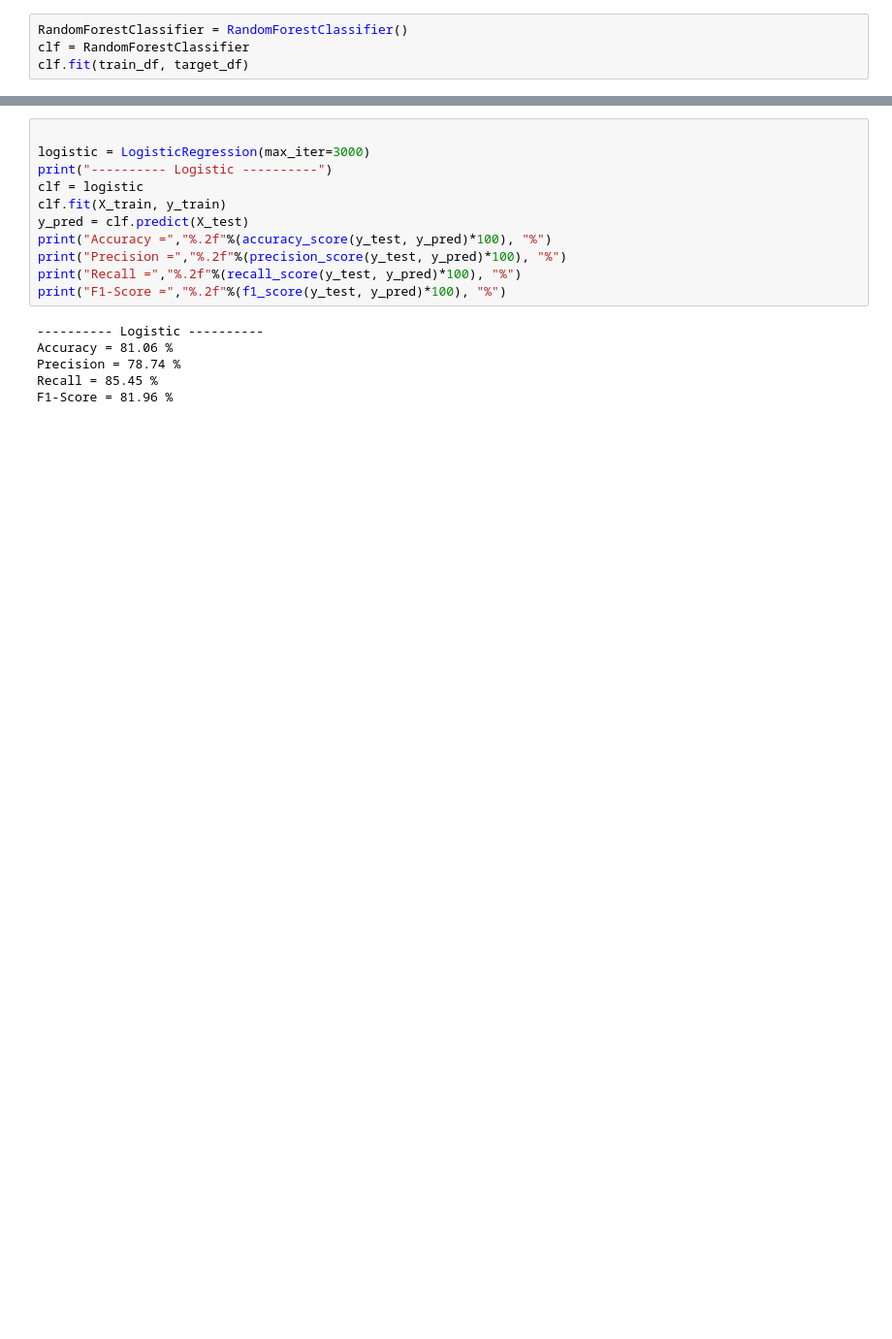
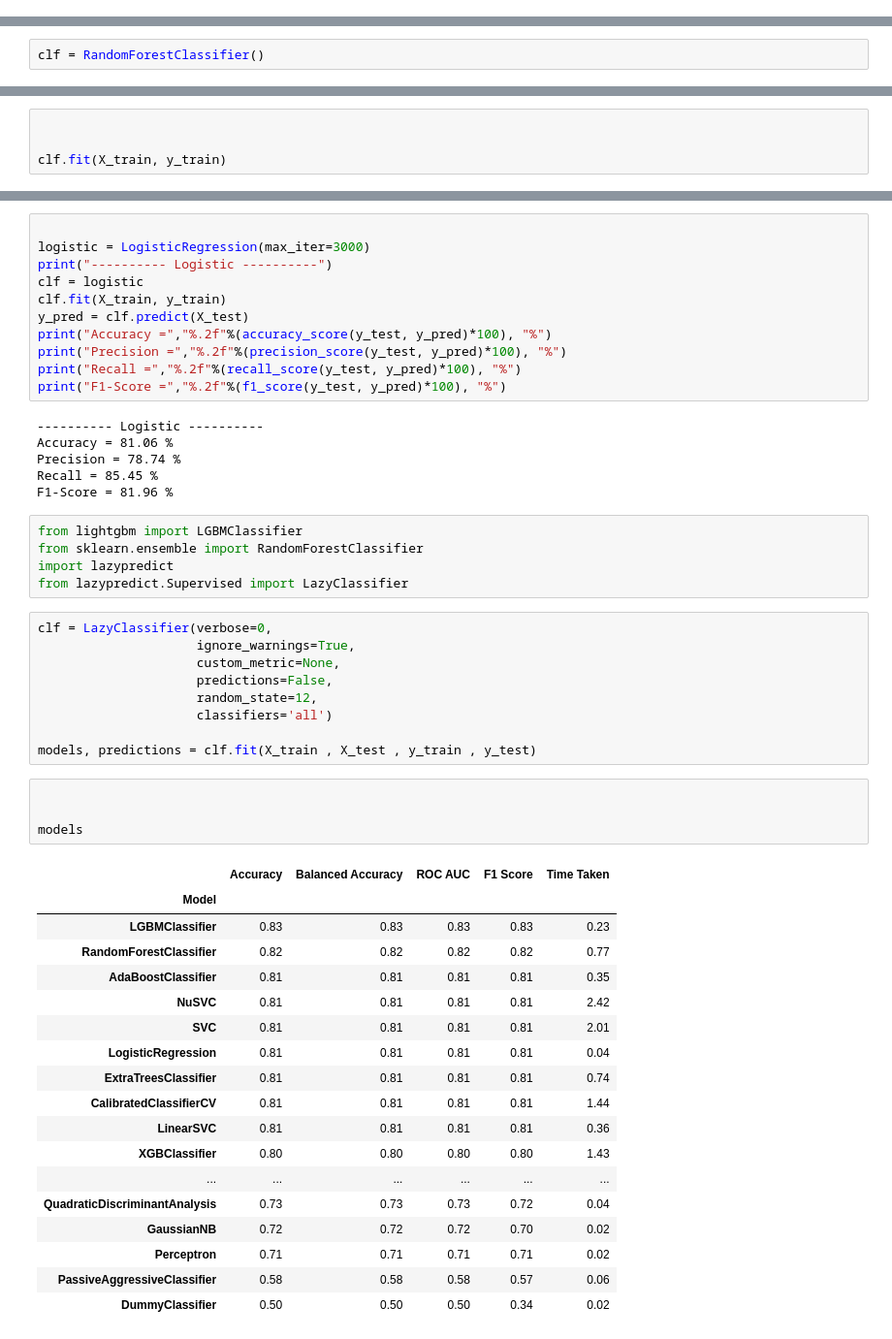
Before and after one commit to picklejuicedev/kedro-spaceship-titanic, a Jupyter notebook: notebooks/04_make_model.ipynb, the cells around one changed output, grey strips where cells are left out. Shown at 97% size. Drawn from its saved outputs; the diff is of its cells as text; blank space fills up the shorter version.

```diff
--- a/notebooks/04_make_model.ipynb
+++ b/notebooks/04_make_model.ipynb
@@ -64,7 +64,3 @@ Deck              int32
 Room              int64
 Side              int32
 dtype: object
-# %%
-RandomForestClassifier = RandomForestClassifier()
-clf = RandomForestClassifier
-clf.fit(train_df, target_df)
@@ -72,0 +67,2 @@ RandomForestClassifier()
+# %%
+clf = RandomForestClassifier()
@@ -73,3 +77,7 @@ RandomForestClassifier()
 # %%
 
 X_train,X_test,y_train,y_test = train_test_split(train_df,target_df,test_size=0.3,random_state=5981)
+# %%
+
+
+clf.fit(X_train, y_train)
@@ -137,3 +147,40 @@ Accuracy = 81.06 %
 Precision = 78.74 %
 Recall = 85.45 %
 F1-Score = 81.96 %
+# %%
+from lightgbm import LGBMClassifier
+from sklearn.ensemble import RandomForestClassifier
+import lazypredict
+from lazypredict.Supervised import LazyClassifier
+# %%
+clf = LazyClassifier(verbose=0,
+                     ignore_warnings=True,
+                     custom_metric=None,
+                     predictions=False,
+                     random_state=12,
+                     classifiers='all')
+
+models, predictions = clf.fit(X_train , X_test , y_train , y_test)
+# %%
+
+
+models
+# %% [output]
+|  | Accuracy | Balanced Accuracy | ROC AUC | F1 Score | Time Taken |
+| Model |  |  |  |  |  |
+| LGBMClassifier | 0.83 | 0.83 | 0.83 | 0.83 | 0.23 |
+| RandomForestClassifier | 0.82 | 0.82 | 0.82 | 0.82 | 0.77 |
+| AdaBoostClassifier | 0.81 | 0.81 | 0.81 | 0.81 | 0.35 |
+| NuSVC | 0.81 | 0.81 | 0.81 | 0.81 | 2.42 |
+| SVC | 0.81 | 0.81 | 0.81 | 0.81 | 2.01 |
+| LogisticRegression | 0.81 | 0.81 | 0.81 | 0.81 | 0.04 |
+| ExtraTreesClassifier | 0.81 | 0.81 | 0.81 | 0.81 | 0.74 |
+| CalibratedClassifierCV | 0.81 | 0.81 | 0.81 | 0.81 | 1.44 |
+| LinearSVC | 0.81 | 0.81 | 0.81 | 0.81 | 0.36 |
+| XGBClassifier | 0.80 | 0.80 | 0.80 | 0.80 | 1.43 |
+| ... | ... | ... | ... | ... | ... |
+| QuadraticDiscriminantAnalysis | 0.73 | 0.73 | 0.73 | 0.72 | 0.04 |
+| GaussianNB | 0.72 | 0.72 | 0.72 | 0.70 | 0.02 |
+| Perceptron | 0.71 | 0.71 | 0.71 | 0.71 | 0.02 |
+| PassiveAggressiveClassifier | 0.58 | 0.58 | 0.58 | 0.57 | 0.06 |
+| DummyClassifier | 0.50 | 0.50 | 0.50 | 0.34 | 0.02 |
```
Also changed, not shown: parts of 5 cells of this notebook, 7 other files.
